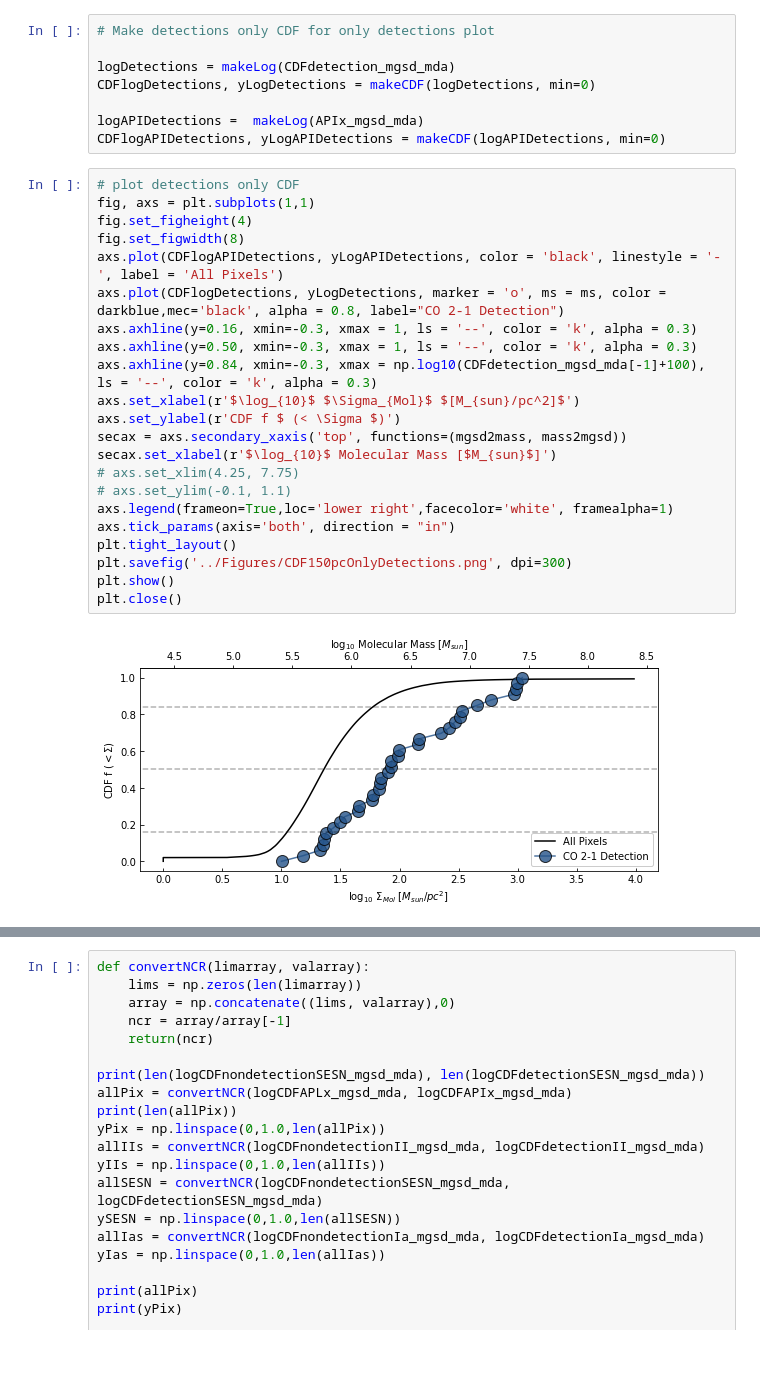
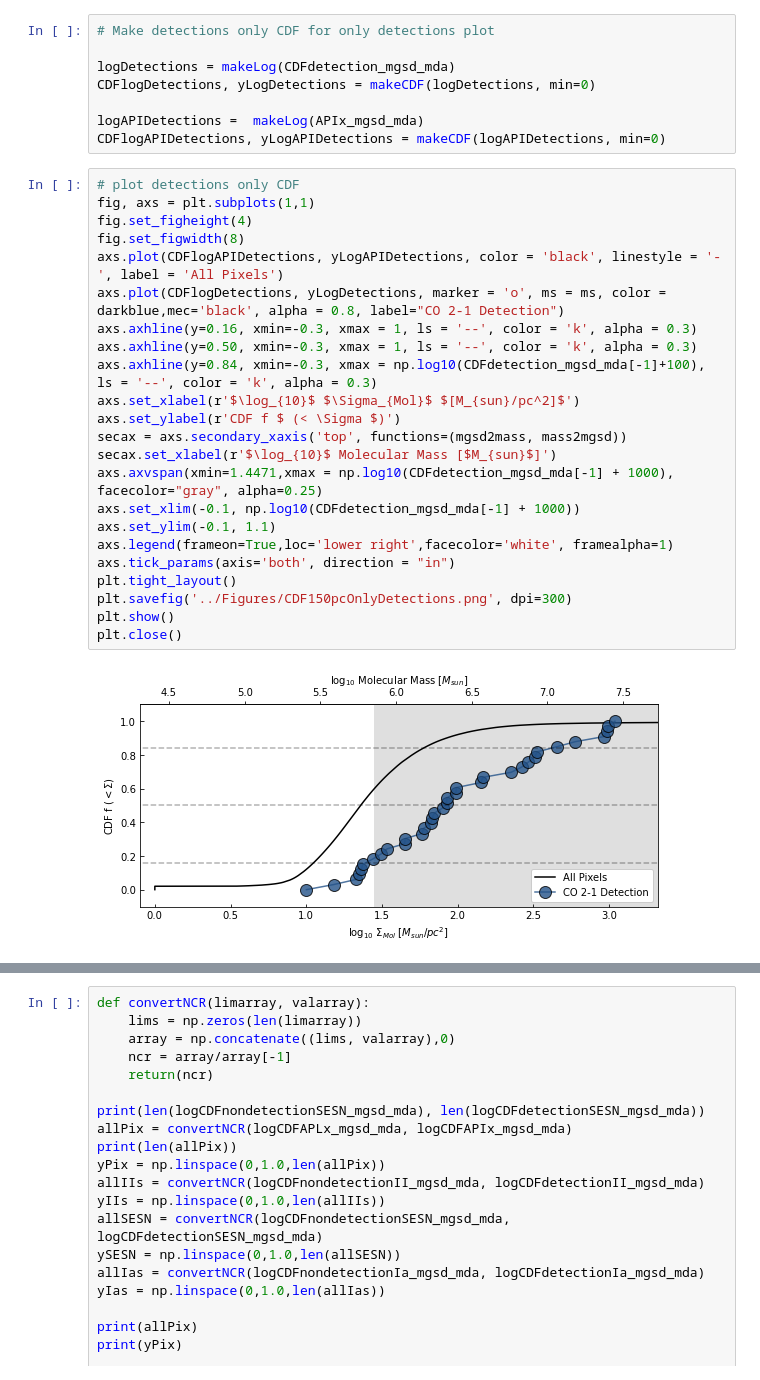
Before and after one commit to NessMayker/SNeCO, a Jupyter notebook: Code/3.2b_Plots_CDFs_150pc.ipynb, the cells around one changed output, grey strips where cells are left out. Cells and saved outputs as stored; diff of their text form.

```diff
--- a/Code/3.2b_Plots_CDFs_150pc.ipynb
+++ b/Code/3.2b_Plots_CDFs_150pc.ipynb
@@ -231,30 +233,31 @@ CDFlogDetections, yLogDetections = makeCDF(logDetections, min=0)
 
 logAPIDetections =  makeLog(APIx_mgsd_mda)
 CDFlogAPIDetections, yLogAPIDetections = makeCDF(logAPIDetections, min=0)
-# %%
-# plot detections only CDF
-fig, axs = plt.subplots(1,1)
-fig.set_figheight(4)
-fig.set_figwidth(8)
-axs.plot(CDFlogAPIDetections, yLogAPIDetections, color = 'black', linestyle = '-', label = 'All Pixels')
-axs.plot(CDFlogDetections, yLogDetections, marker = 'o', ms = ms, color = darkblue,mec='black', alpha = 0.8, label="CO 2-1 Detection")
-axs.axhline(y=0.16, xmin=-0.3, xmax = 1, ls = '--', color = 'k', alpha = 0.3)
-axs.axhline(y=0.50, xmin=-0.3, xmax = 1, ls = '--', color = 'k', alpha = 0.3)
-axs.axhline(y=0.84, xmin=-0.3, xmax = np.log10(CDFdetection_mgsd_mda[-1]+100), ls = '--', color = 'k', alpha = 0.3)
-axs.set_xlabel(r'$\log_{10}$ $\Sigma_{Mol}$ $[M_{sun}/pc^2]$')
-axs.set_ylabel(r'CDF f $ (< \Sigma $)')
-secax = axs.secondary_xaxis('top', functions=(mgsd2mass, mass2mgsd))
-secax.set_xlabel(r'$\log_{10}$ Molecular Mass [$M_{sun}$]')
-# axs.set_xlim(4.25, 7.75)
-# axs.set_ylim(-0.1, 1.1)
-axs.legend(frameon=True,loc='lower right',facecolor='white', framealpha=1)
-axs.tick_params(axis='both', direction = "in")
-plt.tight_layout()
-plt.savefig('../Figures/CDF150pcOnlyDetections.png', dpi=300)
-plt.show()
-plt.close()
-# %% [output]
-[figure, removed]
+# %%
+# plot detections only CDF
+fig, axs = plt.subplots(1,1)
+fig.set_figheight(4)
+fig.set_figwidth(8)
+axs.plot(CDFlogAPIDetections, yLogAPIDetections, color = 'black', linestyle = '-', label = 'All Pixels')
+axs.plot(CDFlogDetections, yLogDetections, marker = 'o', ms = ms, color = darkblue,mec='black', alpha = 0.8, label="CO 2-1 Detection")
+axs.axhline(y=0.16, xmin=-0.3, xmax = 1, ls = '--', color = 'k', alpha = 0.3)
+axs.axhline(y=0.50, xmin=-0.3, xmax = 1, ls = '--', color = 'k', alpha = 0.3)
+axs.axhline(y=0.84, xmin=-0.3, xmax = np.log10(CDFdetection_mgsd_mda[-1]+100), ls = '--', color = 'k', alpha = 0.3)
+axs.set_xlabel(r'$\log_{10}$ $\Sigma_{Mol}$ $[M_{sun}/pc^2]$')
+axs.set_ylabel(r'CDF f $ (< \Sigma $)')
+secax = axs.secondary_xaxis('top', functions=(mgsd2mass, mass2mgsd))
+secax.set_xlabel(r'$\log_{10}$ Molecular Mass [$M_{sun}$]')
+axs.axvspan(xmin=1.4471,xmax = np.log10(CDFdetection_mgsd_mda[-1] + 1000), facecolor="gray", alpha=0.25)
+axs.set_xlim(-0.1, np.log10(CDFdetection_mgsd_mda[-1] + 1000))
+axs.set_ylim(-0.1, 1.1)
+axs.legend(frameon=True,loc='lower right',facecolor='white', framealpha=1)
+axs.tick_params(axis='both', direction = "in")
+plt.tight_layout()
+plt.savefig('../Figures/CDF150pcOnlyDetections.png', dpi=300)
+plt.show()
+plt.close()
+# %% [output]
+[figure, added]
 # %%
 # Single Plot Sun+20 Alpha - All Types!
 
```
Also changed, not shown: parts of 2 cells of this notebook, 4 other files.
